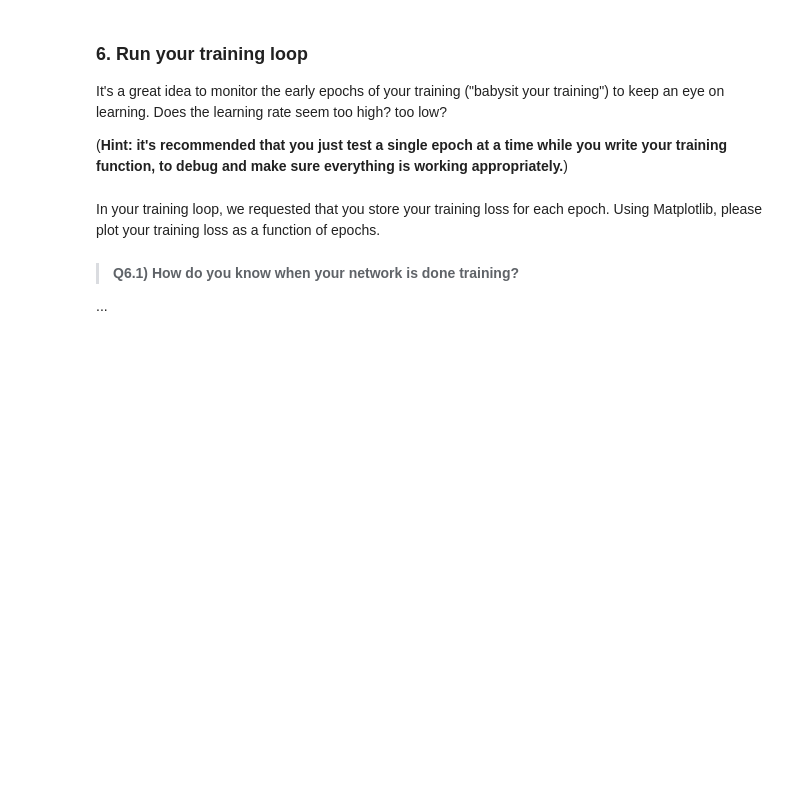
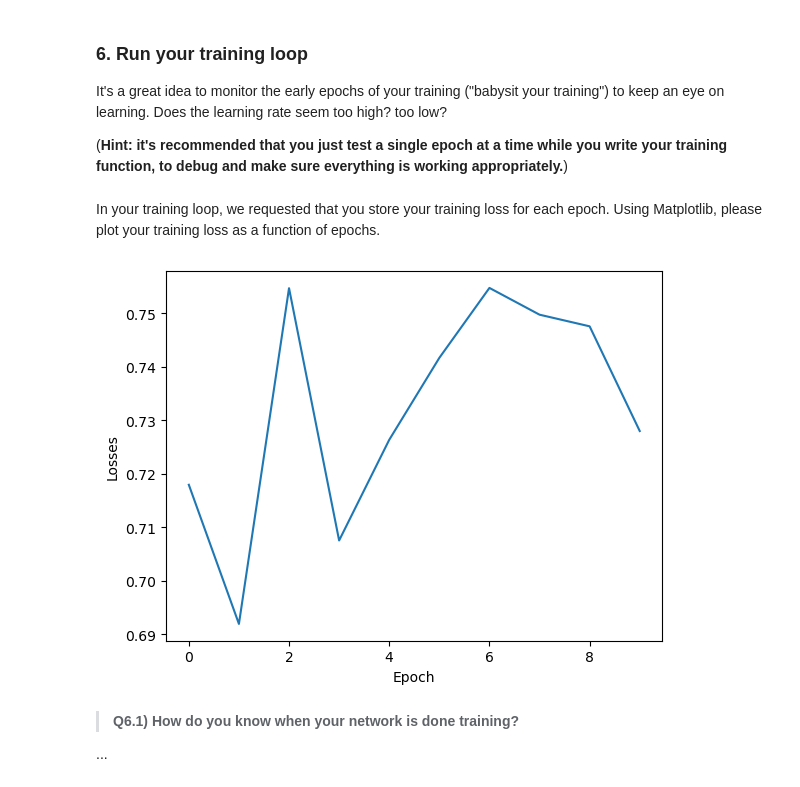
Before and after one commit to UserZetsu/dl-for-bioscience, a Jupyter notebook: Homework_MNIST_Autoencoder.ipynb, the cells around one changed output. Drawn from its saved outputs; the diff is of its cells as text; code cells hidden in the pictures; blank space fills up the shorter version.

```diff
--- a/Homework_MNIST_Autoencoder.ipynb
+++ b/Homework_MNIST_Autoencoder.ipynb
@@ -154,7 +166,7 @@ torch.Size([1, 28, 28])
 
 Set up the DataLoader objects below. Although the arguments are prepopulated, you may need to change the batch sizes or other arguments during training.
 # %%
-BATCH_SIZE = 8  # <-- Please change this as necessary
+BATCH_SIZE = 32  # <-- Please change this as necessary
 NUM_WORKERS = 1  # <-- Use more workers for more CPU threads
 # %%
 train_loader = torch.utils.data.DataLoader(
@@ -206,8 +218,23 @@ class HNet(nn.Module):
         super().__init__()
         ### Implement a version of Hinton's 2006 Autoencoder,
         ### using a bottleneck latent dimension of 2
-        pass
+        # Encoder
+        self.encoder = nn.Sequential(
+            nn.Linear(784, 1000),
+            nn.Linear(1000, 500),
+            nn.Linear(500, 250),
+            nn.Linear(250, 2)
+        )
+        self.decoder = nn.Sequential(
+            nn.Linear(2, 250),
+            nn.Linear(250, 500),
+            nn.Linear(500, 1000),
+            nn.Linear(1000, 784),
+            nn.Sigmoid()
+        )
 
     def forward(self, x):
         ### Implement the forward pass
-        pass
+        encoded = self.encoder(x)
+        decoded = self.decoder(encoded)
+        return decoded
@@ -262,7 +342,10 @@ Define an optimizer and criterion (loss function) for your neural network traini
 # %%
 ### Instantiate your model
+model = HNet()
 ### Define your loss function (training criterion)
+criterion = nn.MSELoss()
 ### Choose your optimizer
+optimizer = optim.Adam(params=model.parameters(), lr = 1e-6)
 # %% [markdown]
 ### 6. Run your training loop
 
@@ -271,5 +354,6 @@ It's a great idea to monitor the early epochs of your training ("babysit your tr
 (**Hint: it's recommended that you just test a single epoch at a time while you write your training function, to debug and make sure everything is working appropriately.**)
 # %%
 ### Set a number of training epochs and train your model.
+losses = train(train_loader, model, optimizer, criterion, n_epochs=10, stopping = [5, 10])
 # %% [markdown]
 In your training loop, we requested that you store your training loss for each epoch. Using Matplotlib, please plot your training loss as a function of epochs.
@@ -278,3 +360,14 @@ In your training loop, we requested that you store your training loss for each e
+# %%
+### Plot loss curve using Matplotlib
+x = np.arange(0, len(losses), 1)
+y = losses
+
+plt.plot(x, y)
+plt.xlabel("Epoch")
+plt.ylabel("Losses")
+plt.show()
+# %% [output]
+[figure, added]
 # %% [markdown]
 > **Q6.1)  How do you know when your network is done training?**
 
```
Also changed, not shown: parts of 16 cells of this notebook, 9 other files.
